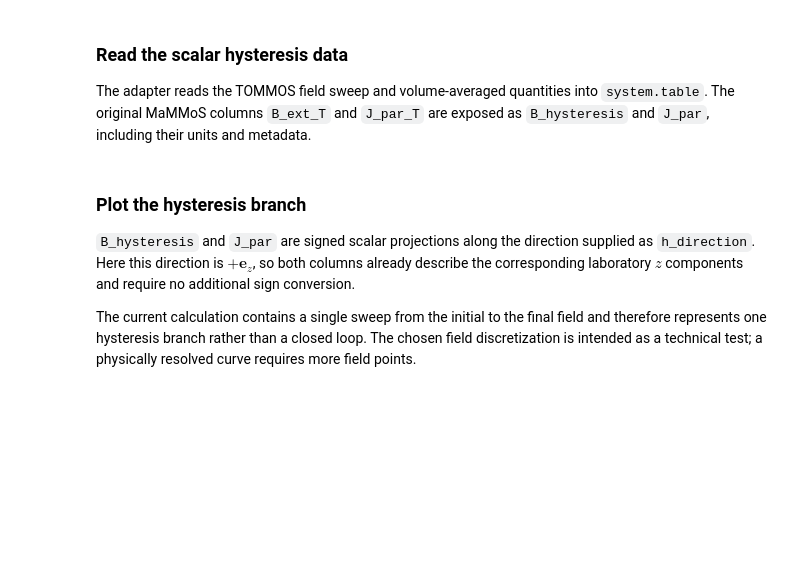
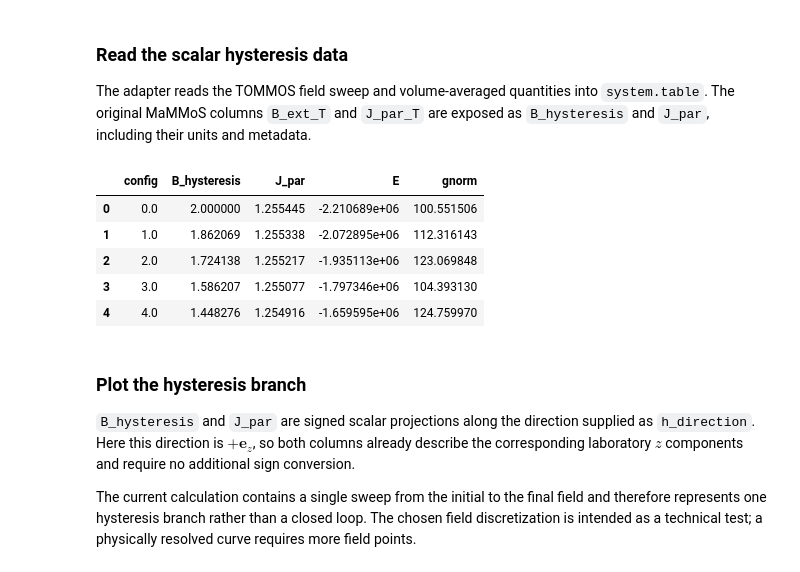
Before and after one commit to MaMMoS-project/tommos-adapter, a Jupyter notebook: examples/multigrain-tutorial.ipynb, the cells around one changed output. Drawn from its saved outputs; the diff is of its cells as text; code cells hidden in the pictures; blank space fills up the shorter version.

```diff
--- a/examples/multigrain-tutorial.ipynb
+++ b/examples/multigrain-tutorial.ipynb
@@ -209,7 +248,14 @@ grain_average_plotter.show(jupyter_backend="server")
 
 The adapter reads the TOMMOS field sweep and volume-averaged quantities into `system.table`. The original MaMMoS columns `B_ext_T` and `J_par_T` are exposed as `B_hysteresis` and `J_par`, including their units and metadata.
 # %%
-system.table.data.head()
+drive.table.data.head()
+# %% [output]
+|  | config | B_hysteresis | J_par | E | gnorm |
+| 0 | 0.0 | 2.000000 | 1.255445 | -2.210689e+06 | 100.551506 |
+| 1 | 1.0 | 1.862069 | 1.255338 | -2.072895e+06 | 112.316143 |
+| 2 | 2.0 | 1.724138 | 1.255217 | -1.935113e+06 | 123.069848 |
+| 3 | 3.0 | 1.586207 | 1.255077 | -1.797346e+06 | 104.393130 |
+| 4 | 4.0 | 1.448276 | 1.254916 | -1.659595e+06 | 124.759970 |
 # %% [markdown]
 ### Plot the hysteresis branch
 
```
Also changed, not shown: parts of 18 cells of this notebook, 1 other file.
